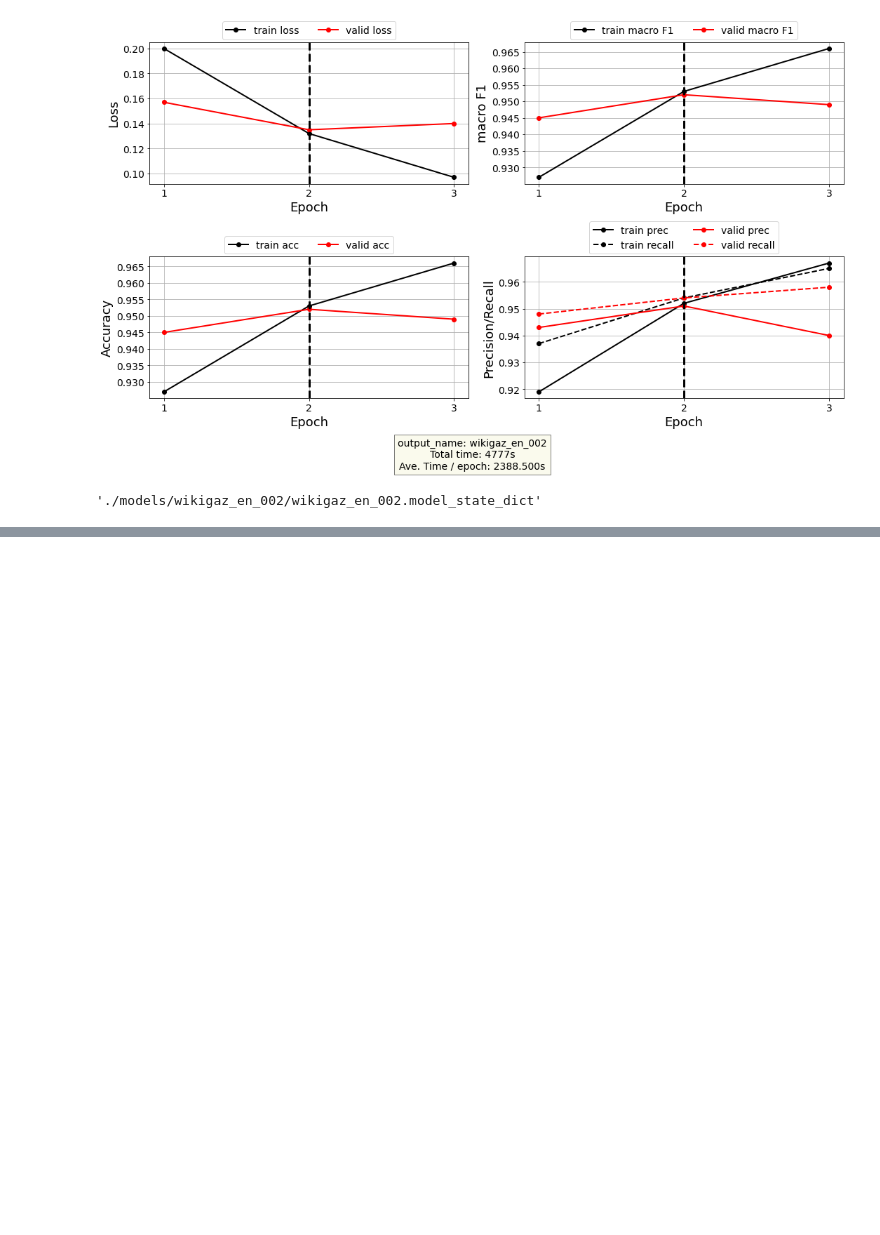
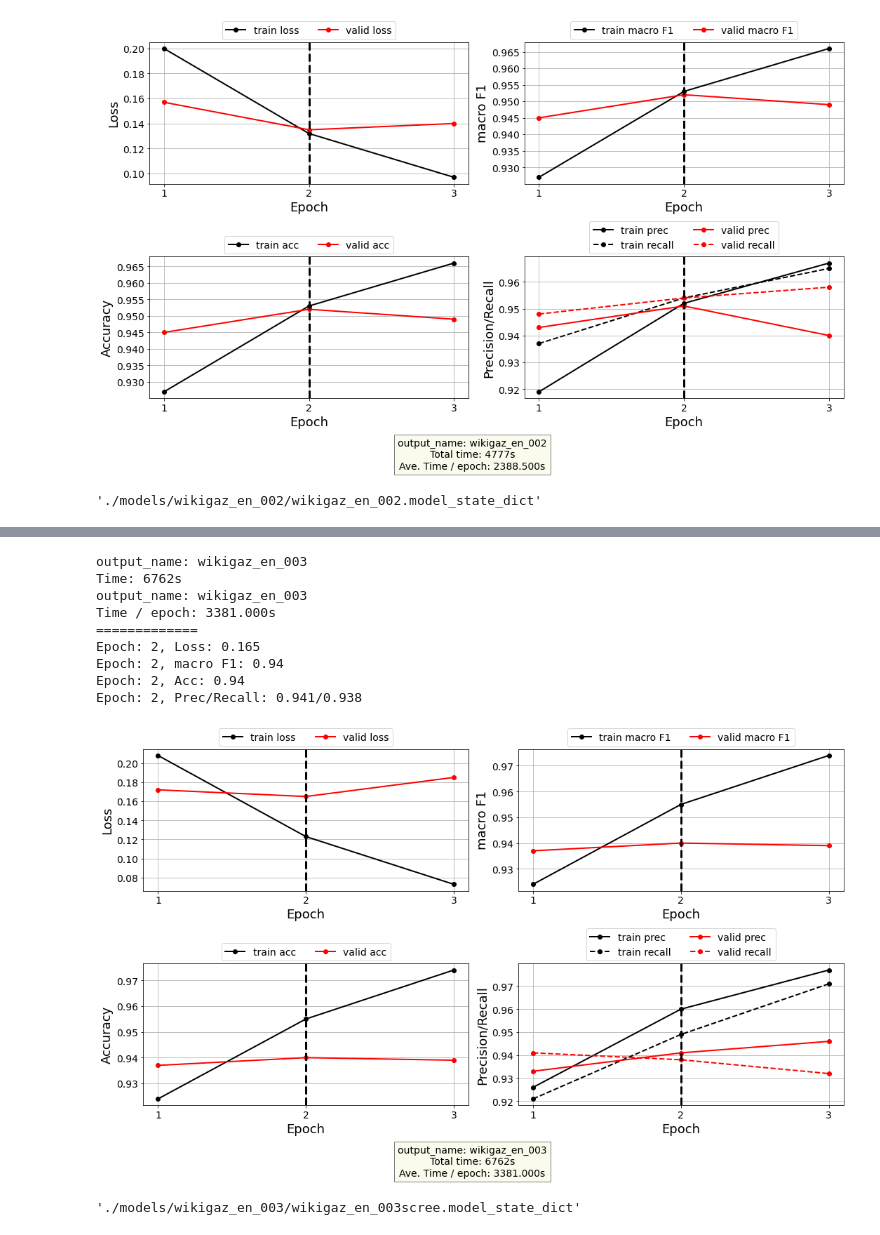
Before and after one commit to Living-with-machines/station-to-station, a Jupyter notebook: toponym_matching/train_DMmodels.ipynb, the cells around one changed output, grey strips where cells are left out. Saved outputs shown, nothing was run; the diff lists cells and outputs as text; code cells hidden in the pictures; blank space fills up the shorter version.

```diff
--- a/toponym_matching/train_DMmodels.ipynb
+++ b/toponym_matching/train_DMmodels.ipynb
@@ -92,0 +114,15 @@ copyfile("./models/wikigaz_en_002/" + best_checkpoint + ".model_state_dict", "./
+# %%
+# plot log file
+plot_log(path2log="./models/wikigaz_en_003/log.txt",
+         output_name="wikigaz_en_003")
+# %% [output]
+output_name: wikigaz_en_003
+Time: 6762s
+output_name: wikigaz_en_003
+Time / epoch: 3381.000s
+=============
+Epoch: 2, Loss: 0.165
+Epoch: 2, macro F1: 0.94
+Epoch: 2, Acc: 0.94
+Epoch: 2, Prec/Recall: 0.941/0.938
+[figure, added]
@@ -92,0 +131,5 @@ copyfile("./models/wikigaz_en_002/" + best_checkpoint + ".model_state_dict", "./
+# %%
+copyfile("./models/wikigaz_en_003/" + best_checkpoint + ".model", "./models/wikigaz_en_003/wikigaz_en_003.model")
+copyfile("./models/wikigaz_en_003/" + best_checkpoint + ".model_state_dict", "./models/wikigaz_en_003/wikigaz_en_003scree.model_state_dict")
+# %% [output]
+'./models/wikigaz_en_003/wikigaz_en_003scree.model_state_dict'
```
Also changed, not shown: parts of 3 cells of this notebook, 11 other files.
